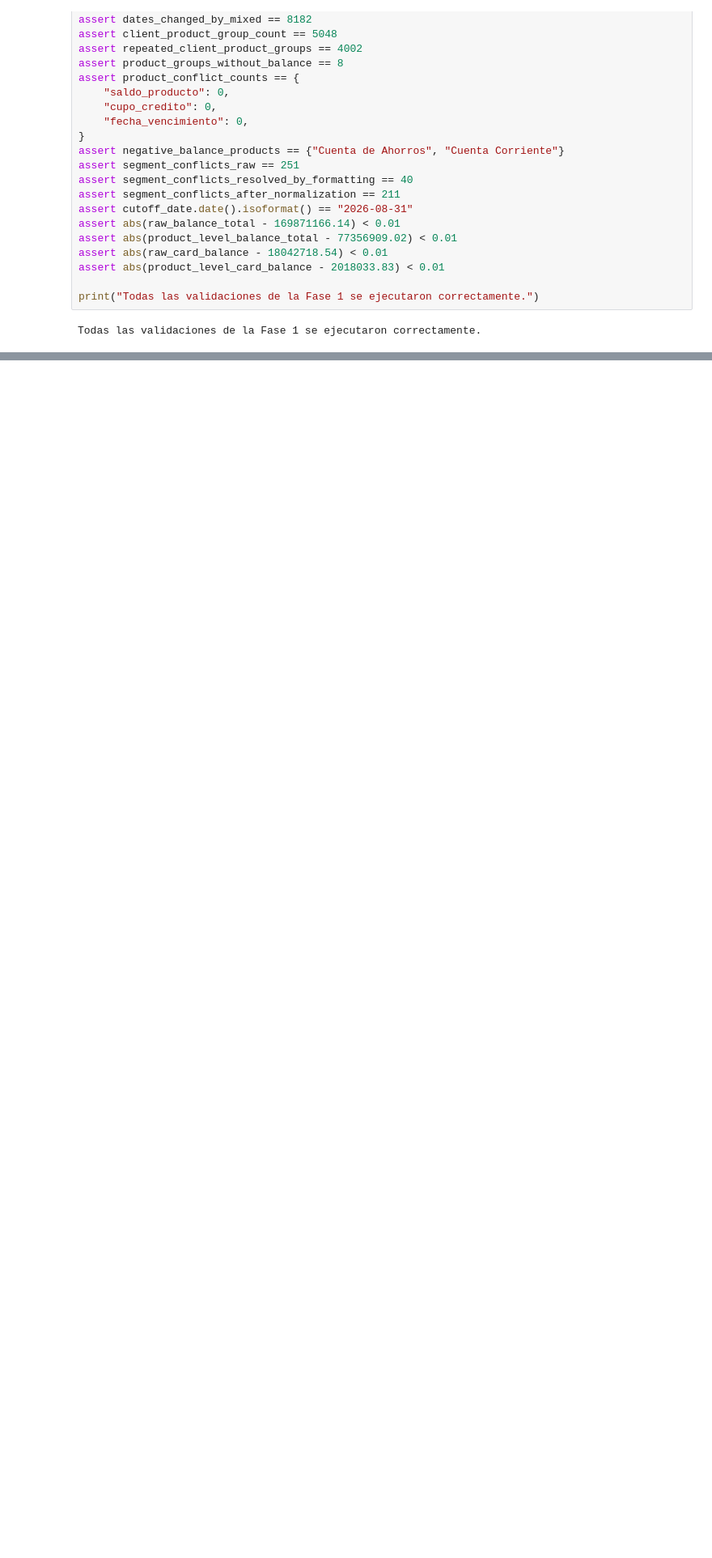
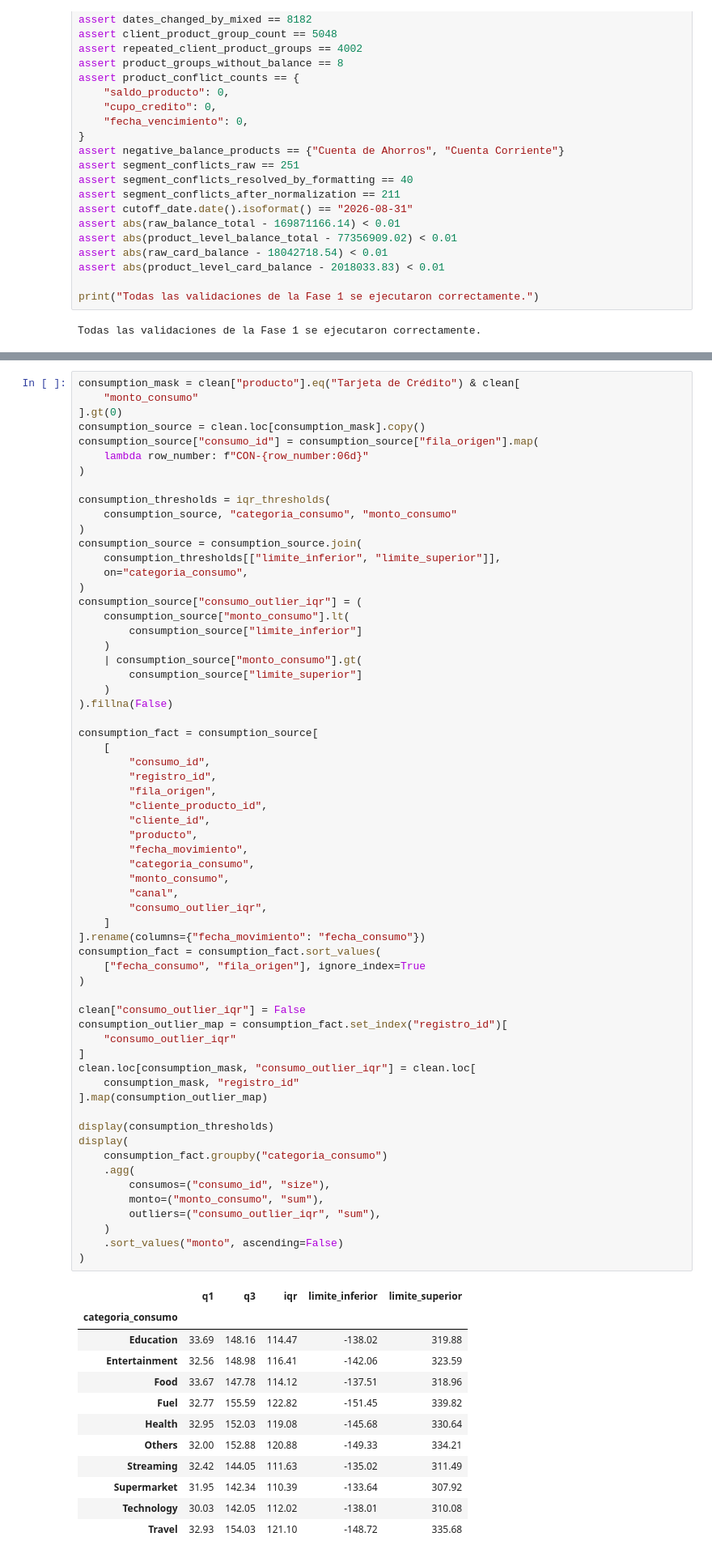
Before and after one commit to gabrandr/prueba-tecnica-especialista-analitica, a Jupyter notebook: analysis/analysis.ipynb, the cells around one changed output, grey strips where cells are left out. Shown at 81% size. Cells and saved outputs as stored; diff of their text form; blank space fills up the shorter version.

```diff
--- a/analysis/analysis.ipynb
+++ b/analysis/analysis.ipynb
@@ -1033,0 +1480,75 @@ Todas las validaciones de la Fase 1 se ejecutaron correctamente.
+# %%
+consumption_mask = clean["producto"].eq("Tarjeta de Crédito") & clean[
+    "monto_consumo"
+].gt(0)
+consumption_source = clean.loc[consumption_mask].copy()
+consumption_source["consumo_id"] = consumption_source["fila_origen"].map(
+    lambda row_number: f"CON-{row_number:06d}"
+)
+
+consumption_thresholds = iqr_thresholds(
+    consumption_source, "categoria_consumo", "monto_consumo"
+)
+consumption_source = consumption_source.join(
+    consumption_thresholds[["limite_inferior", "limite_superior"]],
+    on="categoria_consumo",
+)
+consumption_source["consumo_outlier_iqr"] = (
+    consumption_source["monto_consumo"].lt(
+        consumption_source["limite_inferior"]
+    )
+    | consumption_source["monto_consumo"].gt(
+        consumption_source["limite_superior"]
+    )
+).fillna(False)
+
+consumption_fact = consumption_source[
+    [
+        "consumo_id",
+        "registro_id",
+        "fila_origen",
+        "cliente_producto_id",
+        "cliente_id",
+        "producto",
+        "fecha_movimiento",
+        "categoria_consumo",
+        "monto_consumo",
+        "canal",
+        "consumo_outlier_iqr",
+    ]
+].rename(columns={"fecha_movimiento": "fecha_consumo"})
+consumption_fact = consumption_fact.sort_values(
+    ["fecha_consumo", "fila_origen"], ignore_index=True
+)
+
+clean["consumo_outlier_iqr"] = False
+consumption_outlier_map = consumption_fact.set_index("registro_id")[
+    "consumo_outlier_iqr"
+]
+clean.loc[consumption_mask, "consumo_outlier_iqr"] = clean.loc[
+    consumption_mask, "registro_id"
+].map(consumption_outlier_map)
+
+display(consumption_thresholds)
+display(
+    consumption_fact.groupby("categoria_consumo")
+    .agg(
+        consumos=("consumo_id", "size"),
+        monto=("monto_consumo", "sum"),
+        outliers=("consumo_outlier_iqr", "sum"),
+    )
+    .sort_values("monto", ascending=False)
+)
+# %% [output]
+|  | q1 | q3 | iqr | limite_inferior | limite_superior |
+| categoria_consumo |  |  |  |  |  |
+| Education | 33.69 | 148.16 | 114.47 | -138.02 | 319.88 |
+| Entertainment | 32.56 | 148.98 | 116.41 | -142.06 | 323.59 |
+| Food | 33.67 | 147.78 | 114.12 | -137.51 | 318.96 |
+| Fuel | 32.77 | 155.59 | 122.82 | -151.45 | 339.82 |
+| Health | 32.95 | 152.03 | 119.08 | -145.68 | 330.64 |
+| Others | 32.00 | 152.88 | 120.88 | -149.33 | 334.21 |
+| Streaming | 32.42 | 144.05 | 111.63 | -135.02 | 311.49 |
+| Supermarket | 31.95 | 142.34 | 110.39 | -133.64 | 307.92 |
+| Technology | 30.03 | 142.05 | 112.02 | -138.01 | 310.08 |
+| Travel | 32.93 | 154.03 | 121.10 | -148.72 | 335.68 |
```
Also changed, not shown: parts of 26 cells of this notebook, 9 other files.
